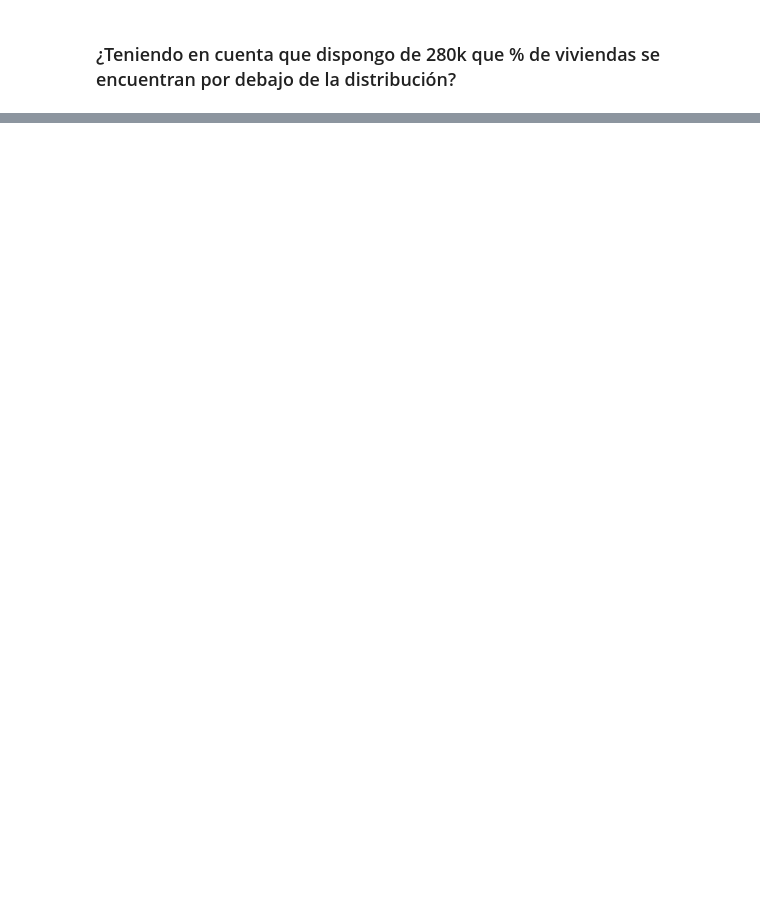
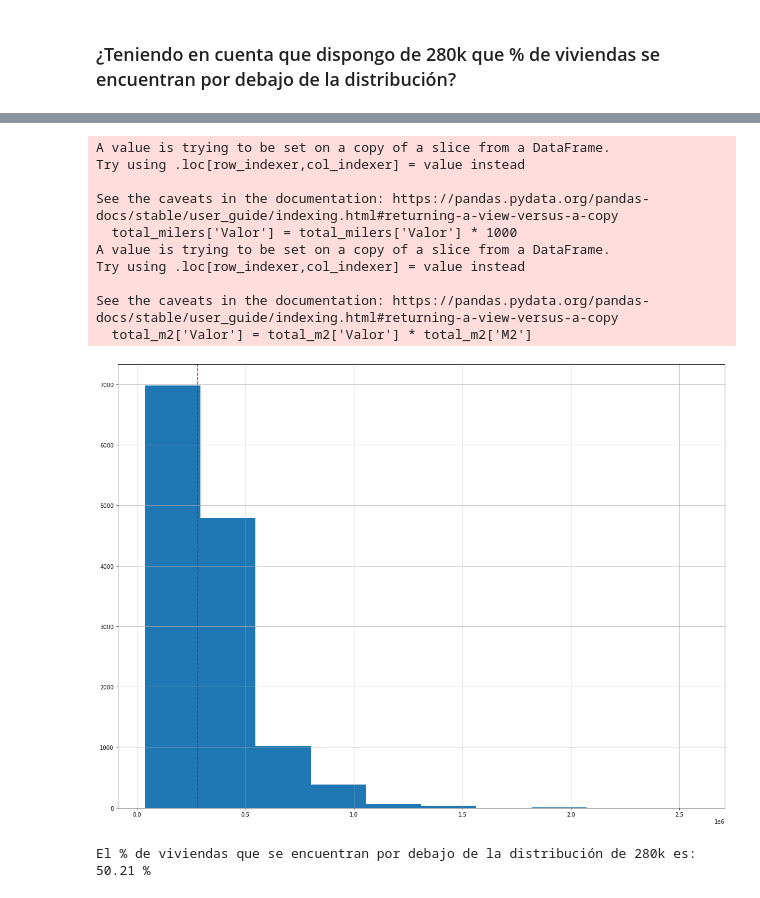
Before and after one commit to gcfp/M04, a Jupyter notebook: proyecto/proyecto.ipynb, the cells around one changed output, grey strips where cells are left out. Cells and saved outputs as stored; diff of their text form; code cells hidden in the pictures; blank space fills up the shorter version.

```diff
--- a/proyecto/proyecto.ipynb
+++ b/proyecto/proyecto.ipynb
@@ -47,0 +46,37 @@ Valor
+# %%
+disponible = 280000
+
+# Seleccionamos que el tipo de precio medio sea Total
+total = comp_vend[comp_vend['Tipus_Preu_Mitja'].str.contains('Total')]
+
+# Separamos los que se calculan por miles de euros y los que se calculan según el m2
+total_milers = total[total['Tipus_Preu_Mitja'].str.contains("Milers d'euros")]
+total_m2 = total[total['Tipus_Preu_Mitja'].str.contains("Euros/m2 construït")]
+
+# Aplicamos los calculos para scar el valor total de cada vivienda
+total_milers['Valor'] = total_milers['Valor'] * 1000
+total_m2['Valor'] = total_m2['Valor'] * total_m2['M2']
+
+# Concatenamos los dos dataframes
+total = pd.concat([total_milers, total_m2])
+
+# Mostramos el histograma
+total['Valor'].hist(figsize=(20,15))
+plt.axvline(x=disponible, color='r', linestyle='--')
+plt.show()
+
+# Resultado
+print('El % de viviendas que se encuentran por debajo de la distribución de 280k es:', round((total[total['Valor'] < disponible].shape[0] / total.shape[0]) * 100, 2), '%')
+# %% [output]
+A value is trying to be set on a copy of a slice from a DataFrame.
+Try using .loc[row_indexer,col_indexer] = value instead
+
+See the caveats in the documentation: https://pandas.pydata.org/pandas-docs/stable/user_guide/indexing.html#returning-a-view-versus-a-copy
+  total_milers['Valor'] = total_milers['Valor'] * 1000
+A value is trying to be set on a copy of a slice from a DataFrame.
+Try using .loc[row_indexer,col_indexer] = value instead
+
+See the caveats in the documentation: https://pandas.pydata.org/pandas-docs/stable/user_guide/indexing.html#returning-a-view-versus-a-copy
+  total_m2['Valor'] = total_m2['Valor'] * total_m2['M2']
+[figure, added]
+El % de viviendas que se encuentran por debajo de la distribución de 280k es: 50.21 %
```
Also changed, not shown: parts of 13 cells of this notebook, 1 other file.
